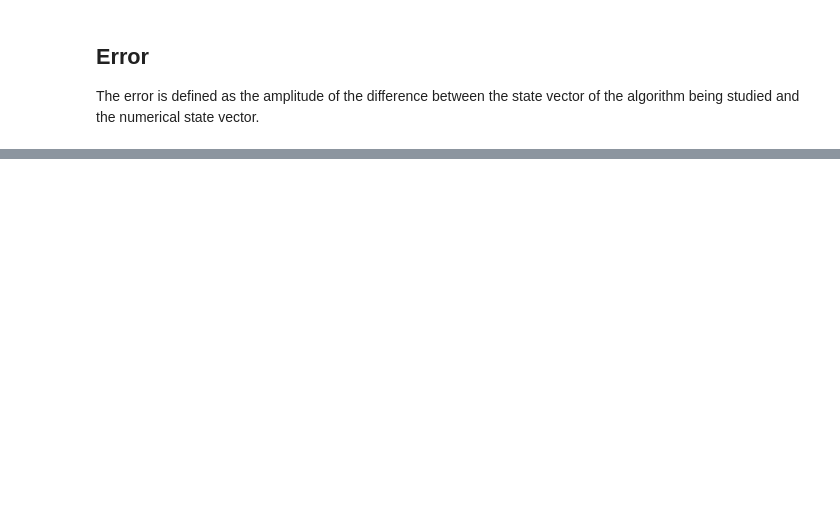
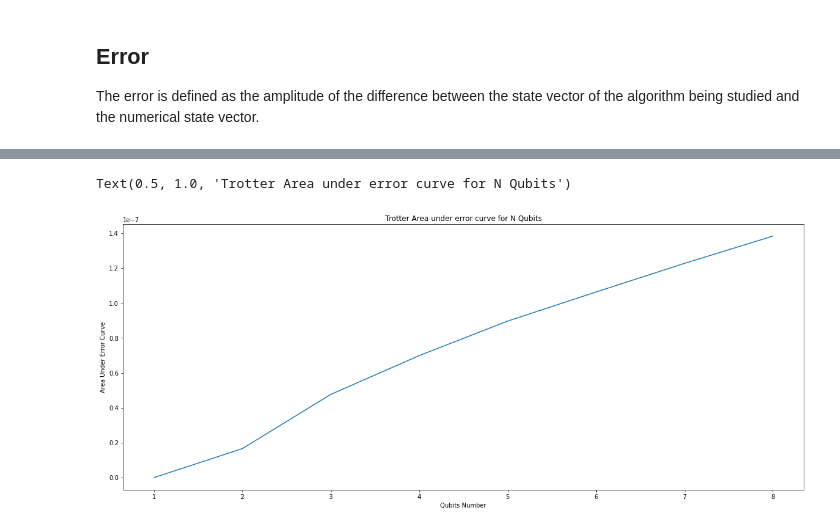
Before and after one commit to majdh98/Summer2021, a Jupyter notebook: 11- Simulation Methods Benchmark.ipynb, the cells around one changed output, grey strips where cells are left out. Cells and saved outputs as stored; diff of their text form; code cells hidden in the pictures; blank space fills up the shorter version.

```diff
--- a/11- Simulation Methods Benchmark.ipynb
+++ b/11- Simulation Methods Benchmark.ipynb
@@ -385 +453,16 @@ p.set_title("Error when using The Trotter-Suzuki formula to simulate the trapped
+# %%
+trotter_area_under_error_curve  = []
+for error in trotter_error:
+    trotter_area_under_error_curve.append(np.trapz(error[3], times))
+p = plt.figure(1)
+p.set_figwidth(20)
+p.set_figheight(8)
+p = plt.subplot()
+p.plot(qubits_num[:8], trotter_area_under_error_curve)
+p.set_xlabel('Qubits Number')
+p.set_ylabel('Area Under Error Curve')
+p.set_title("Trotter Area under error curve for N Qubits")
+# %% [output]
+Text(0.5, 1.0, 'Trotter Area under error curve for N Qubits')
+[figure, added]
 # %%
```
Also changed, not shown: parts of 13 cells of this notebook, 1 other file.
